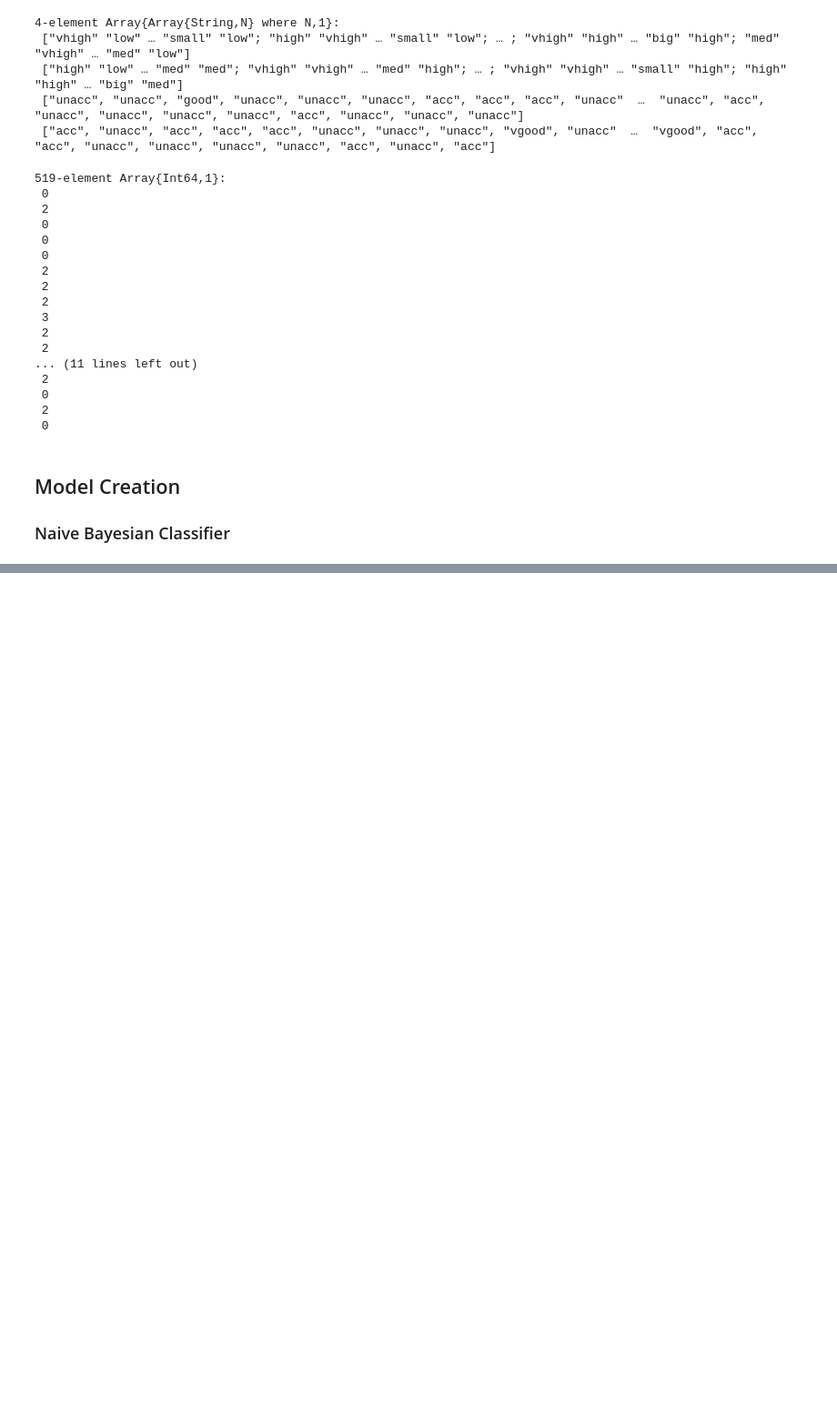
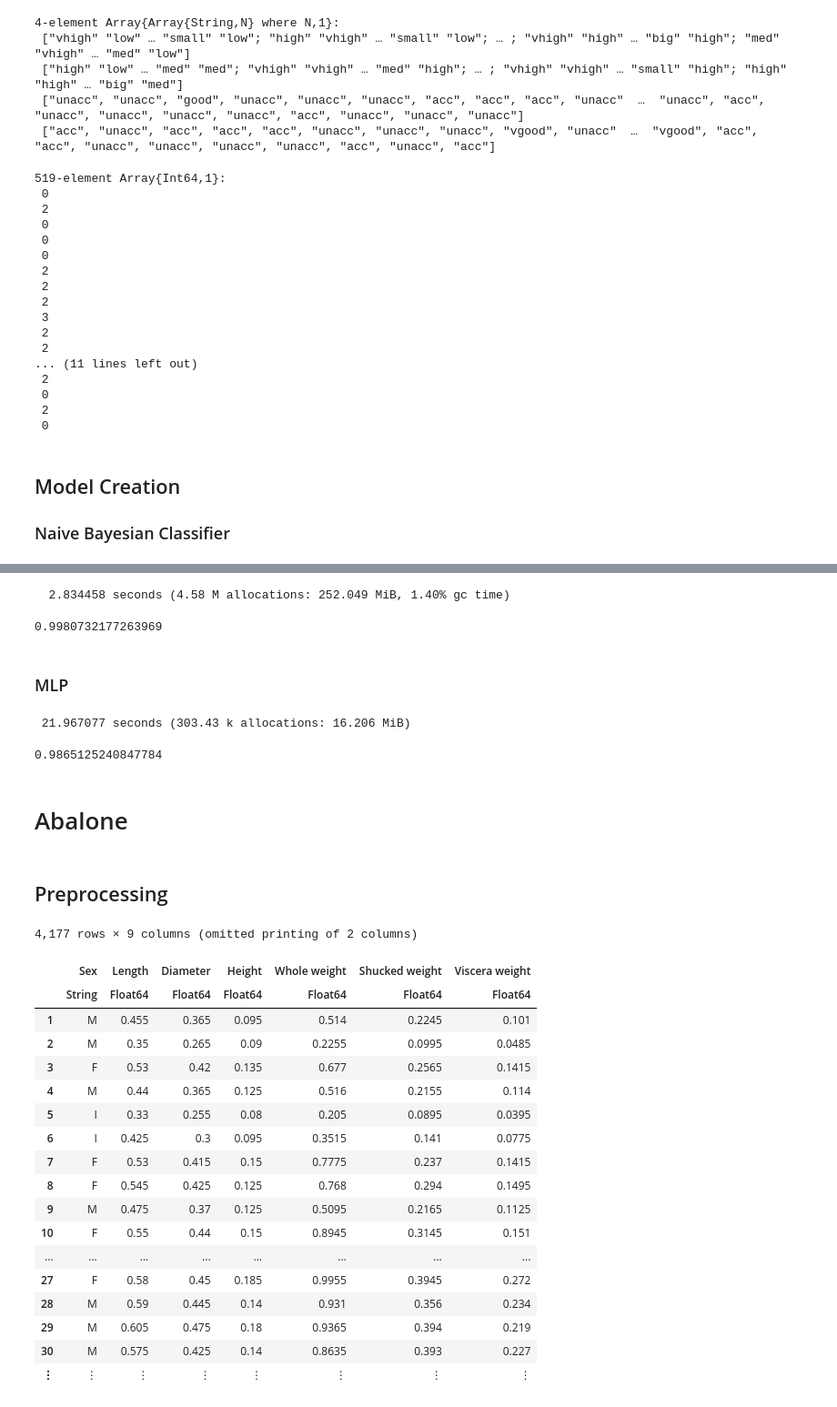
Before and after one commit to alecarreche/ML_Julia, a Jupyter notebook: assignment_4.ipynb, the cells around one changed output, grey strips where cells are left out. Shown at 91% size. Cells and saved outputs as stored; diff of their text form; code cells hidden in the pictures; blank space fills up the shorter version.

```diff
--- a/assignment_4.ipynb
+++ b/assignment_4.ipynb
@@ -76,0 +123,67 @@ y_test_encoded = le.transform(y_test)
+# %%
+@time begin
+    # grid of parameters to be tried
+    param_grid = Dict("kernel" => ["linear", "poly", "rbf", "sigmoid"],
+                      "C" => [0.01, 0.1, 1, 10, 100])
+
+    # cross-validated grid search
+    svc = SVC()
+    grid_cv = ScikitLearn.GridSearch.GridSearchCV(svc, param_grid)
+    fit!(grid_cv, X_train_dummies, y_train_encoded)
+
+    # results
+    svc_pred = predict(grid_cv, X_test_dummies)
+    accuracy_score(svc_pred, y_test_encoded)
+end
+# %% [output]
+  2.834458 seconds (4.58 M allocations: 252.049 MiB, 1.40% gc time)
+0.9980732177263969
+# %% [markdown]
+### MLP
+# %%
+@time begin
+    activations = ["identity", "logistic", "tanh", "relu"]
+    sizes = [30, 100, 500, 1000]
+    scores = []
+    for a in activations
+        for s in sizes
+            mlp = MLPClassifier(hidden_layer_sizes=(s), activation=a)
+            fit!(mlp, X_train_dummies, y_train_encoded)
+            mlp_pred = predict(mlp, X_test_dummies)
+            append!(scores, accuracy_score(mlp_pred, y_test_encoded))
+            end
+    end
+    maximum(scores)
+end
+# %% [output]
+ 21.967077 seconds (303.43 k allocations: 16.206 MiB)
+0.9865125240847784
+# %% [markdown]
+# Abalone
+# %% [markdown]
+## Preprocessing
+# %%
+# read in data, include column names
+abalone = CSV.File("data/abalone/abalone.data",
+                   header=["Sex", "Length", "Diameter", "Height", "Whole weight",
+                           "Shucked weight", "Viscera weight", "Shell weight", "Rings"]) |> DataFrame
+# %% [output]
+4,177 rows × 9 columns (omitted printing of 2 columns)
+|  | Sex | Length | Diameter | Height | Whole weight | Shucked weight | Viscera weight |
+|  | String | Float64 | Float64 | Float64 | Float64 | Float64 | Float64 |
+| 1 | M | 0.455 | 0.365 | 0.095 | 0.514 | 0.2245 | 0.101 |
+| 2 | M | 0.35 | 0.265 | 0.09 | 0.2255 | 0.0995 | 0.0485 |
+| 3 | F | 0.53 | 0.42 | 0.135 | 0.677 | 0.2565 | 0.1415 |
+| 4 | M | 0.44 | 0.365 | 0.125 | 0.516 | 0.2155 | 0.114 |
+| 5 | I | 0.33 | 0.255 | 0.08 | 0.205 | 0.0895 | 0.0395 |
+| 6 | I | 0.425 | 0.3 | 0.095 | 0.3515 | 0.141 | 0.0775 |
+| 7 | F | 0.53 | 0.415 | 0.15 | 0.7775 | 0.237 | 0.1415 |
+| 8 | F | 0.545 | 0.425 | 0.125 | 0.768 | 0.294 | 0.1495 |
+| 9 | M | 0.475 | 0.37 | 0.125 | 0.5095 | 0.2165 | 0.1125 |
+| 10 | F | 0.55 | 0.44 | 0.15 | 0.8945 | 0.3145 | 0.151 |
+| ... | ... | ... | ... | ... | ... | ... | ... |
+| 27 | F | 0.58 | 0.45 | 0.185 | 0.9955 | 0.3945 | 0.272 |
+| 28 | M | 0.59 | 0.445 | 0.14 | 0.931 | 0.356 | 0.234 |
+| 29 | M | 0.605 | 0.475 | 0.18 | 0.9365 | 0.394 | 0.219 |
+| 30 | M | 0.575 | 0.425 | 0.14 | 0.8635 | 0.393 | 0.227 |
+| ⋮ | ⋮ | ⋮ | ⋮ | ⋮ | ⋮ | ⋮ | ⋮ |
```
Also changed, not shown: parts of 44 cells of this notebook, 8 other files.
